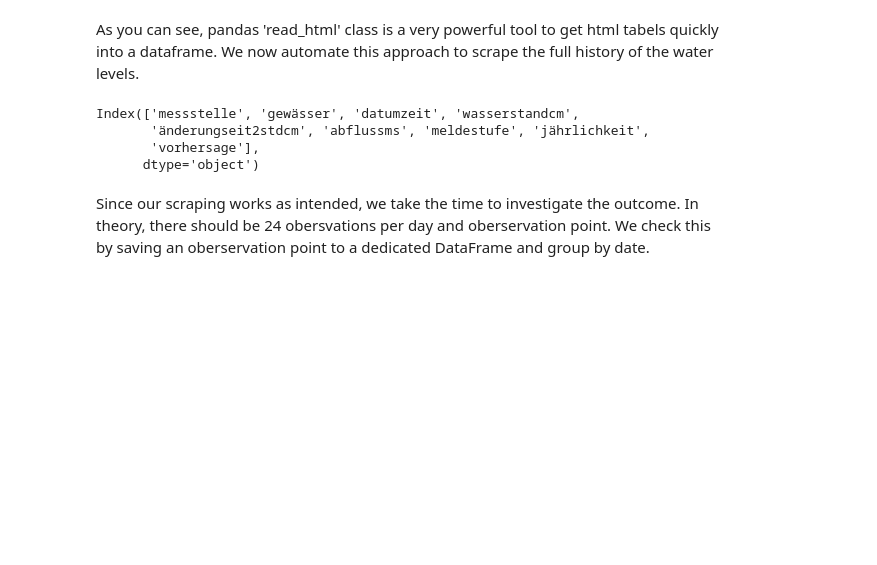
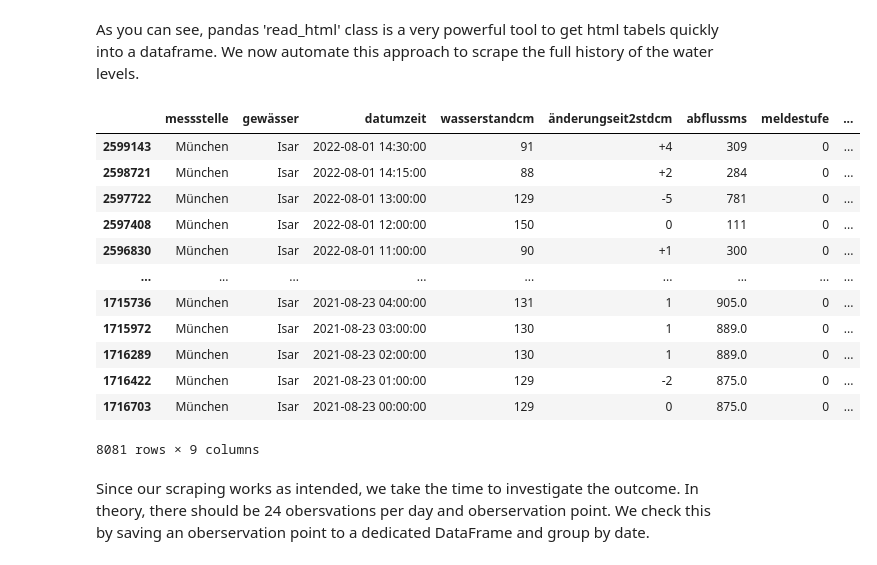
Before and after one commit to sonnyplankton/IsarWaterLevels, a Jupyter notebook: Bay Flüsse Pegelstände Scraping.ipynb, the cells around one changed output. Saved outputs shown, nothing was run; the diff lists cells and outputs as text; code cells hidden in the pictures; blank space fills up the shorter version.

```diff
--- a/Bay Flüsse Pegelstände Scraping.ipynb
+++ b/Bay Flüsse Pegelstände Scraping.ipynb
@@ -194,10 +221,20 @@ if concatenating == True:
-# %%
-concatenated_df.columns
-# %% [output]
-Index(['messstelle', 'gewässer', 'datumzeit', 'wasserstandcm',
-       'änderungseit2stdcm', 'abflussms', 'meldestufe', 'jährlichkeit',
-       'vorhersage'],
-      dtype='object')
+# %%
+wasserstand_sylvenstein_stausee = concatenated_df_2[concatenated_df_2['messstelle'] == 'München']
+wasserstand_sylvenstein_stausee
+# %% [output]
+|  | messstelle | gewässer | datumzeit | wasserstandcm | änderungseit2stdcm | abflussms | meldestufe | ... |
+| 2599143 | München | Isar | 2022-08-01 14:30:00 | 91 | +4 | 309 | 0 | ... |
+| 2598721 | München | Isar | 2022-08-01 14:15:00 | 88 | +2 | 284 | 0 | ... |
+| 2597722 | München | Isar | 2022-08-01 13:00:00 | 129 | -5 | 781 | 0 | ... |
+| 2597408 | München | Isar | 2022-08-01 12:00:00 | 150 | 0 | 111 | 0 | ... |
+| 2596830 | München | Isar | 2022-08-01 11:00:00 | 90 | +1 | 300 | 0 | ... |
+| ... | ... | ... | ... | ... | ... | ... | ... | ... |
+| 1715736 | München | Isar | 2021-08-23 04:00:00 | 131 | 1 | 905.0 | 0 | ... |
+| 1715972 | München | Isar | 2021-08-23 03:00:00 | 130 | 1 | 889.0 | 0 | ... |
+| 1716289 | München | Isar | 2021-08-23 02:00:00 | 130 | 1 | 889.0 | 0 | ... |
+| 1716422 | München | Isar | 2021-08-23 01:00:00 | 129 | -2 | 875.0 | 0 | ... |
+| 1716703 | München | Isar | 2021-08-23 00:00:00 | 129 | 0 | 875.0 | 0 | ... |
+8081 rows × 9 columns
 # %% [markdown]
 Since our scraping works as intended, we take the time to investigate the outcome. In theory, there should be 24 obersvations per day and oberservation point. We check this by saving an oberservation point to a dedicated DataFrame and group by date.
 # %%
```
Also changed, not shown: parts of 13 cells of this notebook.
